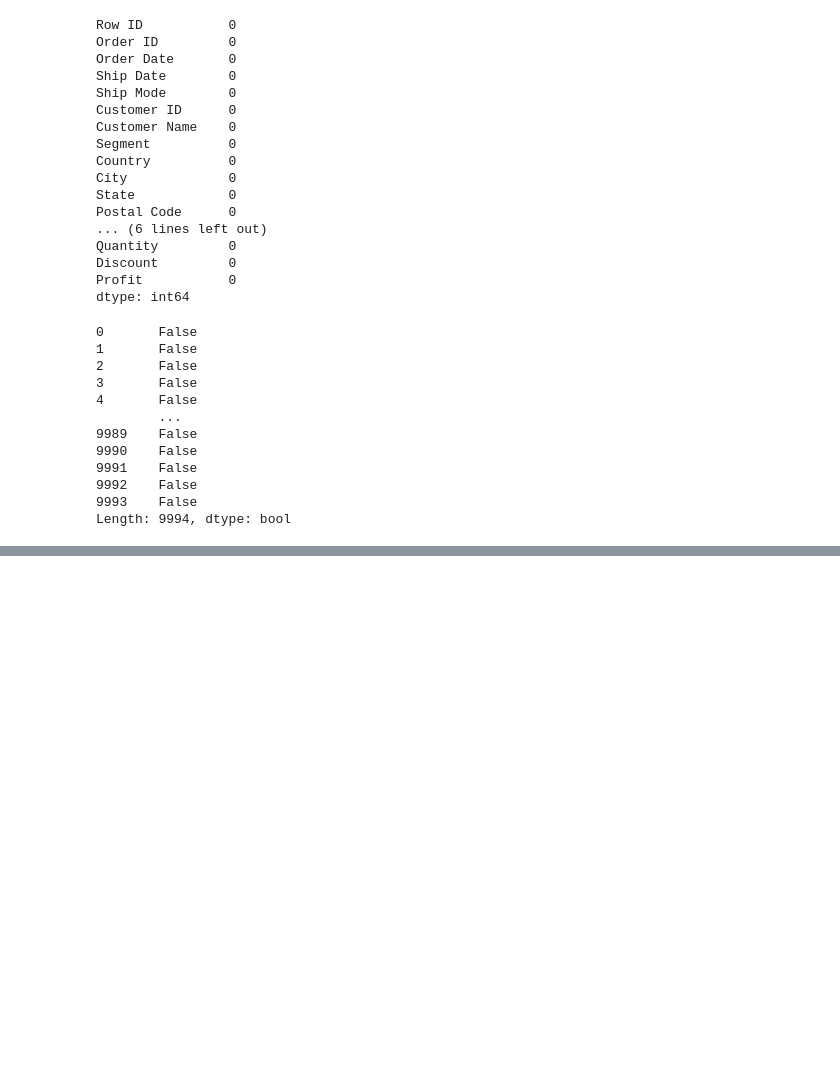
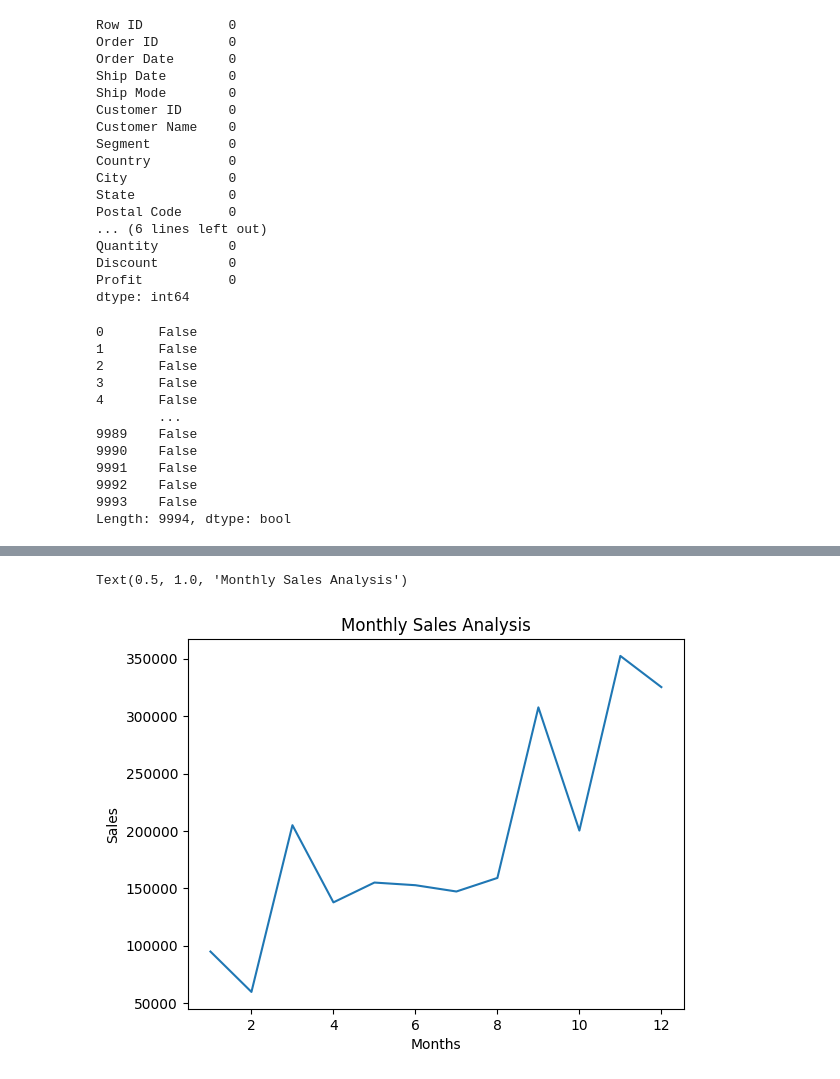
Before and after one commit to clements50/store_analysis, a Jupyter notebook: analysis.ipynb, the cells around one changed output, grey strips where cells are left out. Saved outputs shown, nothing was run; the diff lists cells and outputs as text; code cells hidden in the pictures; blank space fills up the shorter version.

Commit message:
Create month sales dataframe and the monthly sales analysis chart

```diff
--- a/analysis.ipynb
+++ b/analysis.ipynb
@@ -72 +72,12 @@ data.drop(columns = cols) ## droping the data I dont want
 9994 rows × 5 columns
+# %%
+data['Order Date'] = pd.to_datetime(data['Order Date']) # convert order date to a valid date
+data['Order Month'] = data['Order Date'].dt.month # creates a new column Order Month with all oreder dates months
+sales_month = data.groupby('Order Month')['Sales'].sum().reset_index() # Groups Order Months with month sales
+plt.plot(sales_month['Order Month'], sales_month['Sales']) # create plot of the data
+plt.xlabel('Months')
+plt.ylabel('Sales')
+plt.title('Monthly Sales Analysis')
+# %% [output]
+Text(0.5, 1.0, 'Monthly Sales Analysis')
+[figure, added]
```
Also changed, not shown: parts of 1 cell of this notebook.
